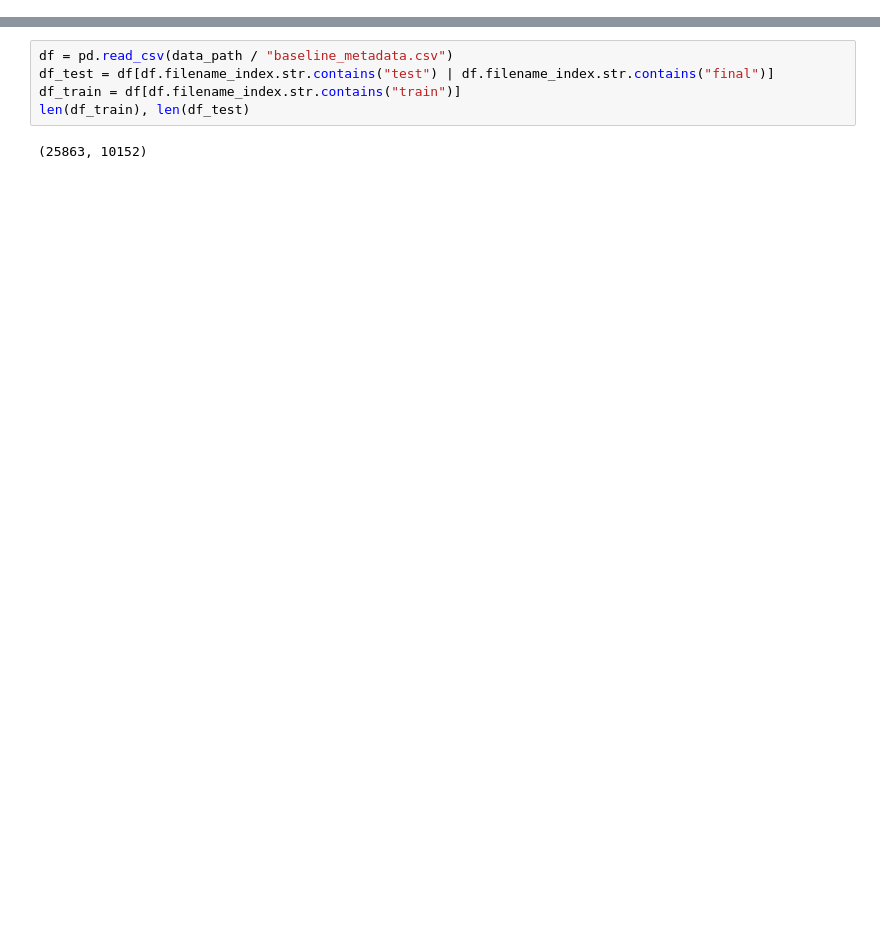
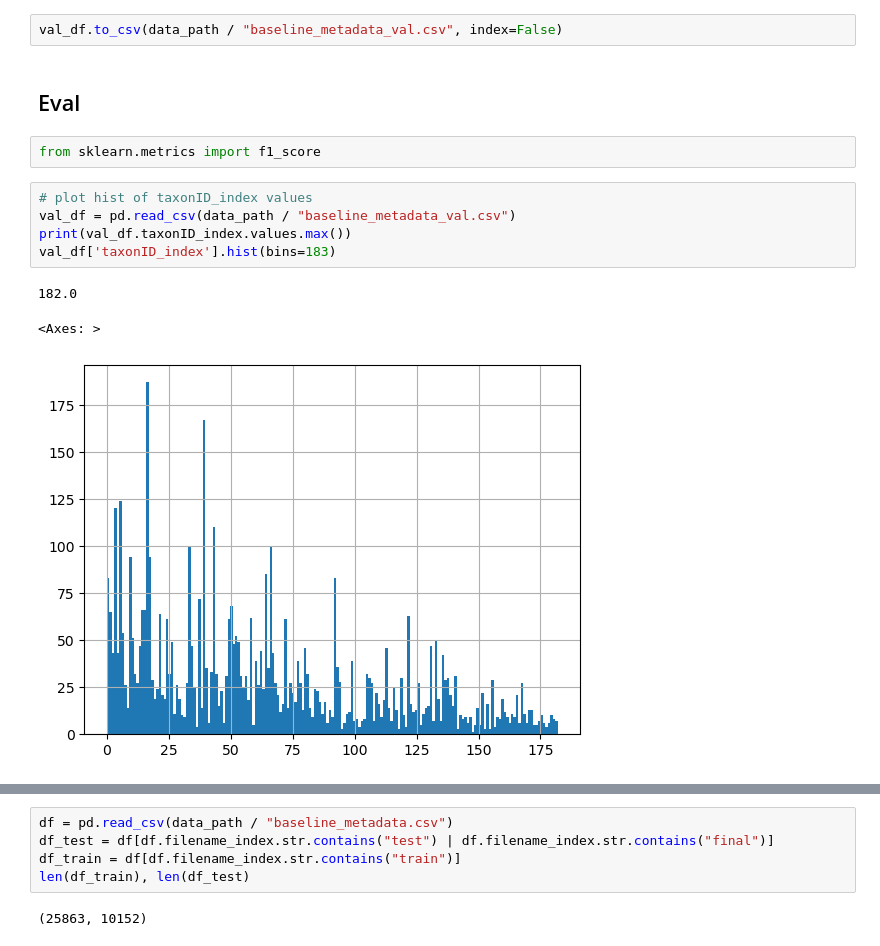
Before and after one commit to alexCortinaU/MultimodalDataChallenge2025, a Jupyter notebook: notebooks/acu_exploreData.ipynb, the cells around one changed output, grey strips where cells are left out. Saved outputs shown, nothing was run; the diff lists cells and outputs as text; blank space fills up the shorter version.

```diff
--- a/notebooks/acu_exploreData.ipynb
+++ b/notebooks/acu_exploreData.ipynb
@@ -9,0 +70,15 @@ import seaborn as sns
+# %%
+val_df.to_csv(data_path / "baseline_metadata_val.csv", index=False)
+# %% [markdown]
+## Eval
+# %%
+from sklearn.metrics import f1_score
+# %%
+# plot hist of taxonID_index values
+val_df = pd.read_csv(data_path / "baseline_metadata_val.csv")
+print(val_df.taxonID_index.values.max())
+val_df['taxonID_index'].hist(bins=183)
+# %% [output]
+182.0
+<Axes: >
+[figure, added]
```
Also changed, not shown: parts of 11 cells of this notebook, 3 other files.
